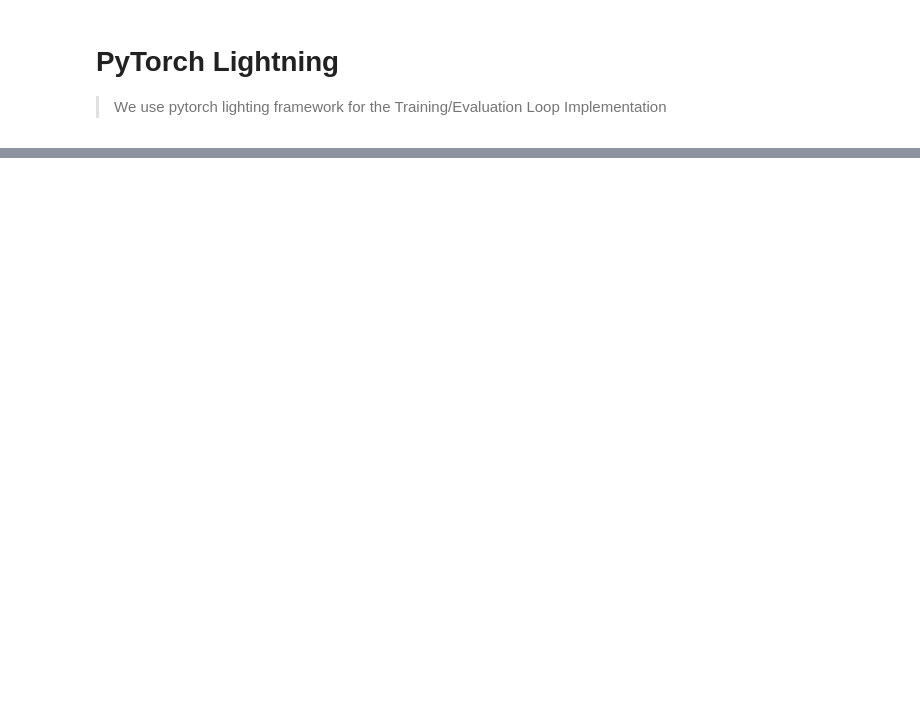
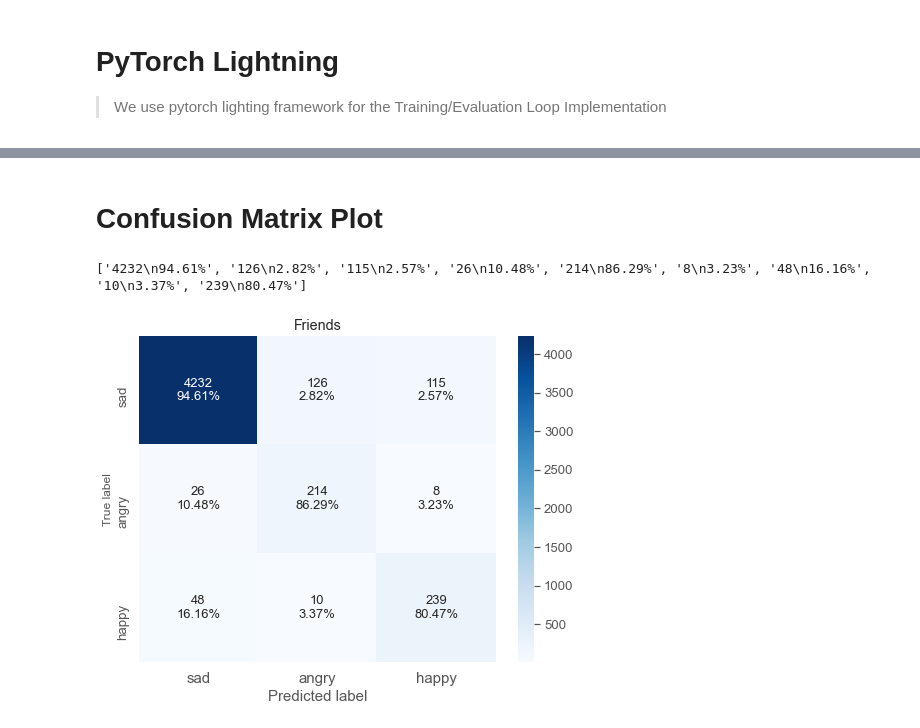
Before and after one commit to neeraj310/Master_Thesis_EA_In_ERC, a Jupyter notebook: playground/Semeval.ipynb, the cells around one changed output, grey strips where cells are left out. Cells and saved outputs as stored; diff of their text form; code cells hidden in the pictures; blank space fills up the shorter version.

```diff
--- a/playground/Semeval.ipynb
+++ b/playground/Semeval.ipynb
@@ -842,6 +1276,25 @@ Note that for our convenience we use
 * a (not pre-trained) DistilBertForSequenceClassification and flip the order of the utterances as the first input embedding gets classified by default
 * only one attention head, see also the paper [Are Sixteen Heads Really Better than One?](https://arxiv.org/abs/1905.10650).
 # %%
+'''
+  Create contextual sentence embeddings- We model that a conversation may consists of vatiable number of utterances for
+  dataset Friends/EmotionPush/EmoryNLP whereas for semeval number of utterances per conversation is fixed to 3.
+    ----------
+    embedding_size: Embedded Layer Size
+    projection_size :Size of fully connected lazer before the bert model.
+    n_layers : Number of hidden layers in pretrained bert model
+    emo_dict : Label Encoding
+    max_number_of_speakers_in_dialogue
+    max_number_of_utter_in_dialogue : 25 for Friends/EmotionPush/EmoryNLP and 3 for Semeval.
+    loss_weights : Tensor containing the weight assigned to different label classes to handle class imblance.
+  Returns
+    -------
+  logits : Tensor
+     Softmax Probability Distribution
+
+  loss : Scalor
+
+'''
 class context_classifier_model(torch.nn.Module):
     """
     instantiates the DisitlBertForSequenceClassification model, the position embeddings of the utterances,
@@ -881,11 +1334,13 @@ class context_classifier_model(torch.nn.Module):
                                 num_labels=len(self.emo_dict.keys()))
 
         self.context_transformer = DistilBertForSequenceClassification(context_config)
+
         if not self.args.emoset == 'semeval':
             self.others_label = self.emo_dict['neutral']
         else:
             self.others_label = self.emo_dict['others']
         self.bin_loss_fct = torch.nn.BCEWithLogitsLoss()
+        self.context_experiment_flag = False
 
 
     def bin_loss(self, logits, labels):
@@ -912,8 +1367,13 @@ class context_classifier_model(torch.nn.Module):
         """
         returns the logits and the corresponding loss if `labels` are given
         """
+        if self.context_experiment_flag == True:
+            sentence_embeds = sentence_embeds.transpose(0, 1)
+            spkr_emd = spkr_emd.transpose(0,1)
+            position_ids = torch.arange(sentence_embeds.shape[1], dtype=torch.long, device=sentence_embeds.device)
 
-        position_ids = torch.arange(sentence_embeds.shape[1], dtype=torch.long, device=sentence_embeds.device)
+        else:
+            position_ids = torch.arange(sentence_embeds.shape[1], dtype=torch.long, device=sentence_embeds.device)
 
         position_ids = position_ids.expand(sentence_embeds.shape[:2])
         position_embeds = self.position_embeds(position_ids)
@@ -922,7 +1382,6 @@ class context_classifier_model(torch.nn.Module):
             sentence_embeds = torch.cat((sentence_embeds, spkr_emd), dim=2)
             sentence_embeds = sentence_embeds.to(device=self.args.device, dtype=torch.float)
         sentence_embeds = self.drop(self.norm(sentence_embeds))
-
         if labels is None:
             if not self.emoset == 'semeval':
                 return self.context_transformer(inputs_embeds = sentence_embeds.transpose(0, 1), labels = labels)[0]
@@ -1265,6 +2132,7 @@ class EmotionModel(pl.LightningModule):
 # %%
-model = EmotionModel(emo_dict, focus_dict, args, df_train, df_val, df_test)
-model.cuda(args.device)
+model = EmotionModel(emo_dict, focus_dict, args, df_train, df_val, df_test, verbosity = True)
+model = model.cuda(args.device)
+model
 # %% [output]
 Speaker Embedding is Disabled
 loss weights = tensor([0.0000, 0.3049, 0.3025, 0.3926], device='cuda:0')
@@ -1390,0 +2211,4 @@ LOCAL_RANK: 0 - CUDA_VISIBLE_DEVICES: [0]
+# %%
+model.verbosity = True
+score = test_model(trainer, model)
+print('f1 score is {}'.format(score[0]['macroF1']))
@@ -1390,0 +2236,8 @@ LOCAL_RANK: 0 - CUDA_VISIBLE_DEVICES: [0]
+# %% [markdown]
+# Confusion Matrix Plot
+# %%
+cm = confusion_matrix(model.y_true,model.y_pred)[0:len(focus_dict), 0:len(focus_dict)]
+make_confusion_matrix(cm, figsize=(8,6), cbar=True, categories = focus_dict, title='Friends', percent=True)
+# %% [output]
+['4232\n94.61%', '126\n2.82%', '115\n2.57%', '26\n10.48%', '214\n86.29%', '8\n3.23%', '48\n16.16%', '10\n3.37%', '239\n80.47%']
+[figure, added]
```
Also changed, not shown: parts of 69 cells of this notebook.
